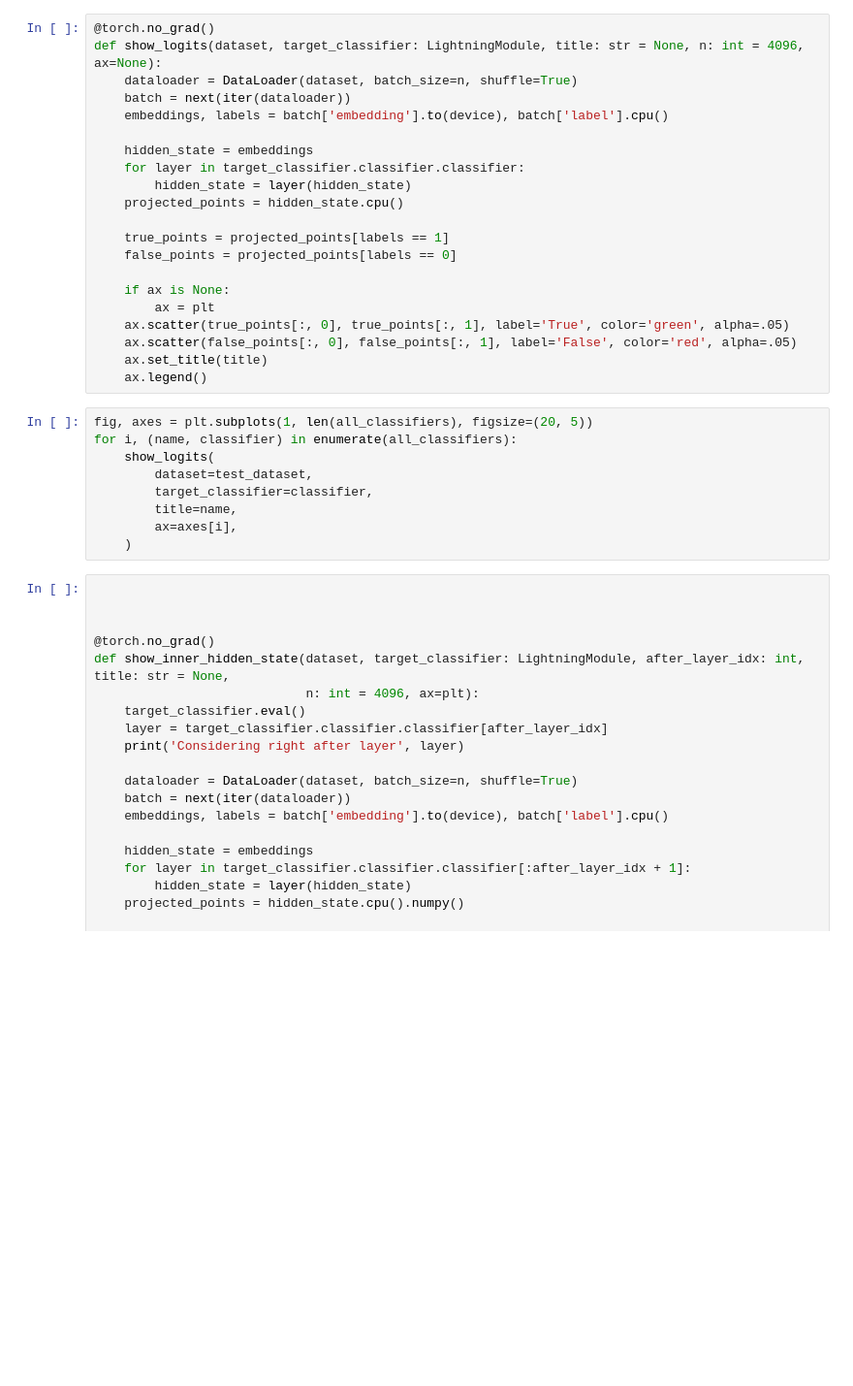
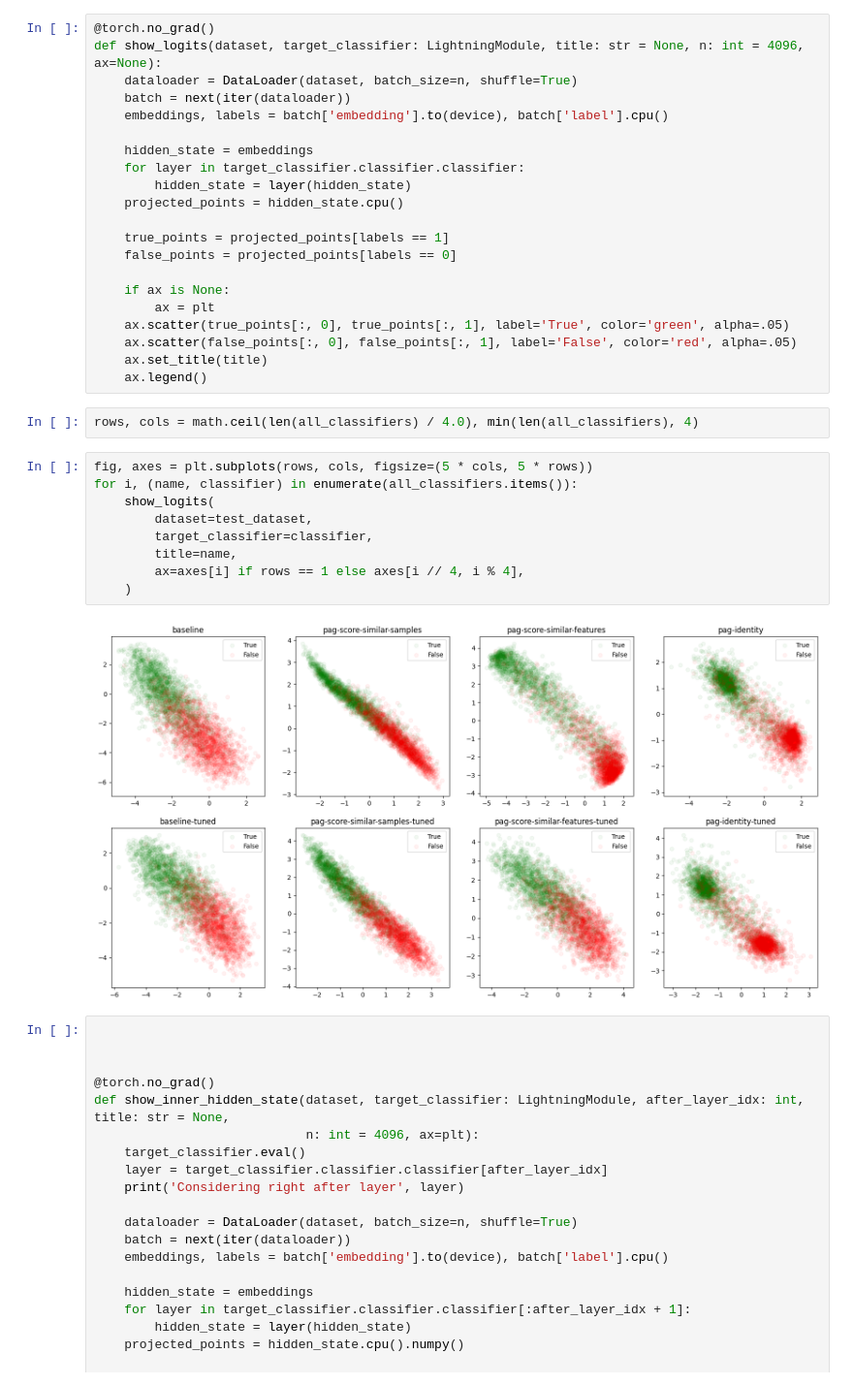
Before and after one commit to davegabe/pag-llm, a Jupyter notebook: analyze_pag_classification.ipynb, the cells around one changed output. Shown at 97% size. Saved outputs shown, nothing was run; the diff lists cells and outputs as text; blank space fills up the shorter version.

```diff
--- a/analyze_pag_classification.ipynb
+++ b/analyze_pag_classification.ipynb
@@ -212,15 +228,19 @@ def show_logits(dataset, target_classifier: LightningModule, title: str = None,
     ax.scatter(false_points[:, 0], false_points[:, 1], label='False', color='red', alpha=.05)
     ax.set_title(title)
     ax.legend()
+# %%
+rows, cols = math.ceil(len(all_classifiers) / 4.0), min(len(all_classifiers), 4)
 # %%
-fig, axes = plt.subplots(1, len(all_classifiers), figsize=(20, 5))
-for i, (name, classifier) in enumerate(all_classifiers):
+fig, axes = plt.subplots(rows, cols, figsize=(5 * cols, 5 * rows))
+for i, (name, classifier) in enumerate(all_classifiers.items()):
     show_logits(
         dataset=test_dataset,
         target_classifier=classifier,
         title=name,
-        ax=axes[i],
+        ax=axes[i] if rows == 1 else axes[i // 4, i % 4],
     )
+# %% [output]
+[figure, added]
 # %%
 
 
```
Also changed, not shown: parts of 16 cells of this notebook, 1 other file.
